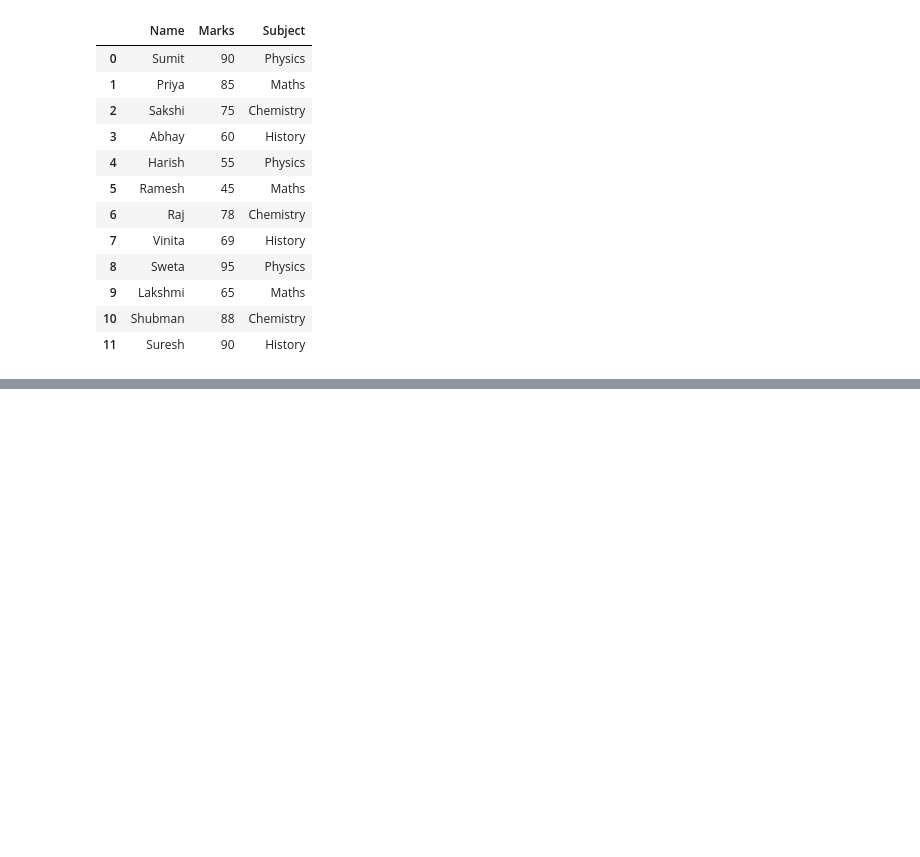
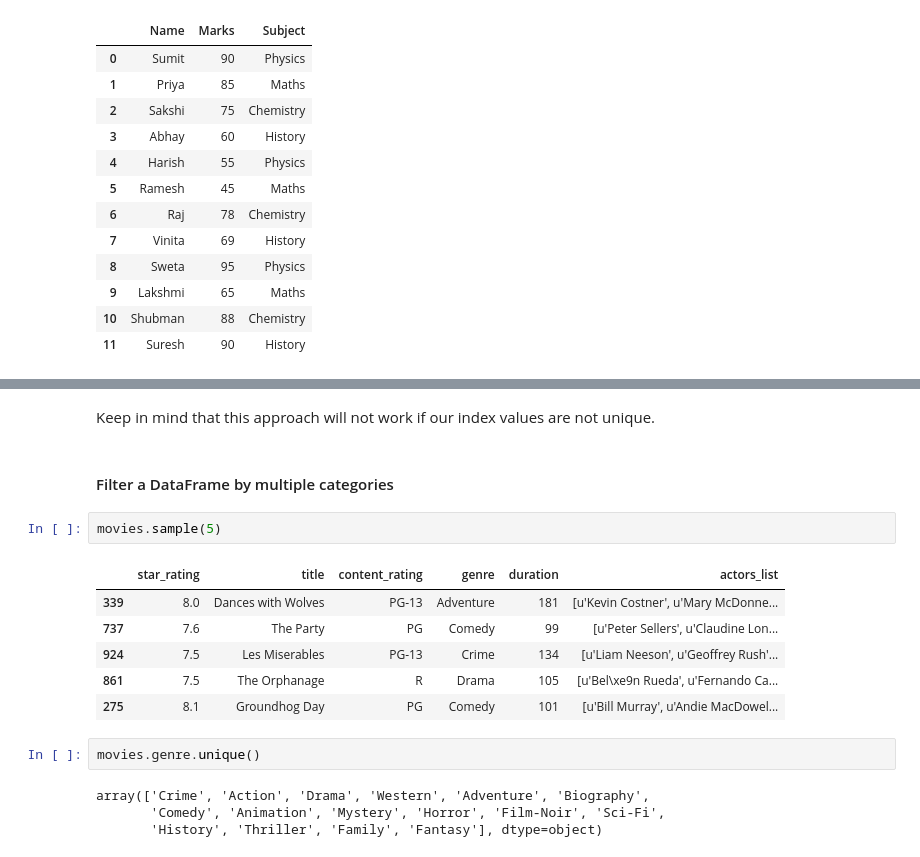
Before and after one commit to sumitpriye/Pandas, a Jupyter notebook: Pandas_Tricks/Pandas_Tricks.ipynb, the cells around one changed output, grey strips where cells are left out. Drawn from its saved outputs; the diff is of its cells as text; blank space fills up the shorter version.

```diff
--- a/Pandas_Tricks/Pandas_Tricks.ipynb
+++ b/Pandas_Tricks/Pandas_Tricks.ipynb
@@ -497,0 +632,19 @@ pd.concat((pd.read_csv(file) for file in marks_files), ignore_index=True)
+# %% [markdown]
+Keep in mind that this approach will not work if our index values are not unique.
+# %% [markdown]
+#### Filter a DataFrame by multiple categories
+# %%
+movies.sample(5)
+# %% [output]
+|  | star_rating | title | content_rating | genre | duration | actors_list |
+| 339 | 8.0 | Dances with Wolves | PG-13 | Adventure | 181 | [u'Kevin Costner', u'Mary McDonne... |
+| 737 | 7.6 | The Party | PG | Comedy | 99 | [u'Peter Sellers', u'Claudine Lon... |
+| 924 | 7.5 | Les Miserables | PG-13 | Crime | 134 | [u'Liam Neeson', u'Geoffrey Rush'... |
+| 861 | 7.5 | The Orphanage | R | Drama | 105 | [u'Bel\xe9n Rueda', u'Fernando Ca... |
+| 275 | 8.1 | Groundhog Day | PG | Comedy | 101 | [u'Bill Murray', u'Andie MacDowel... |
+# %%
+movies.genre.unique()
+# %% [output]
+array(['Crime', 'Action', 'Drama', 'Western', 'Adventure', 'Biography',
+       'Comedy', 'Animation', 'Mystery', 'Horror', 'Film-Noir', 'Sci-Fi',
+       'History', 'Thriller', 'Family', 'Fantasy'], dtype=object)
```
Also changed, not shown: parts of 35 cells of this notebook, 1 other file.
